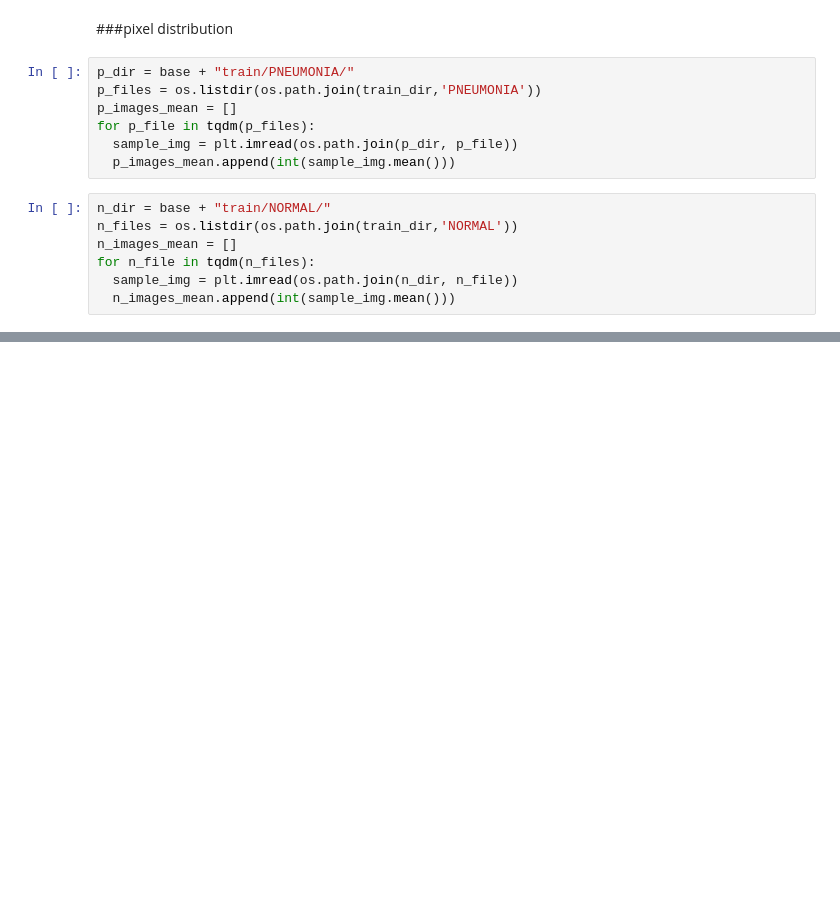
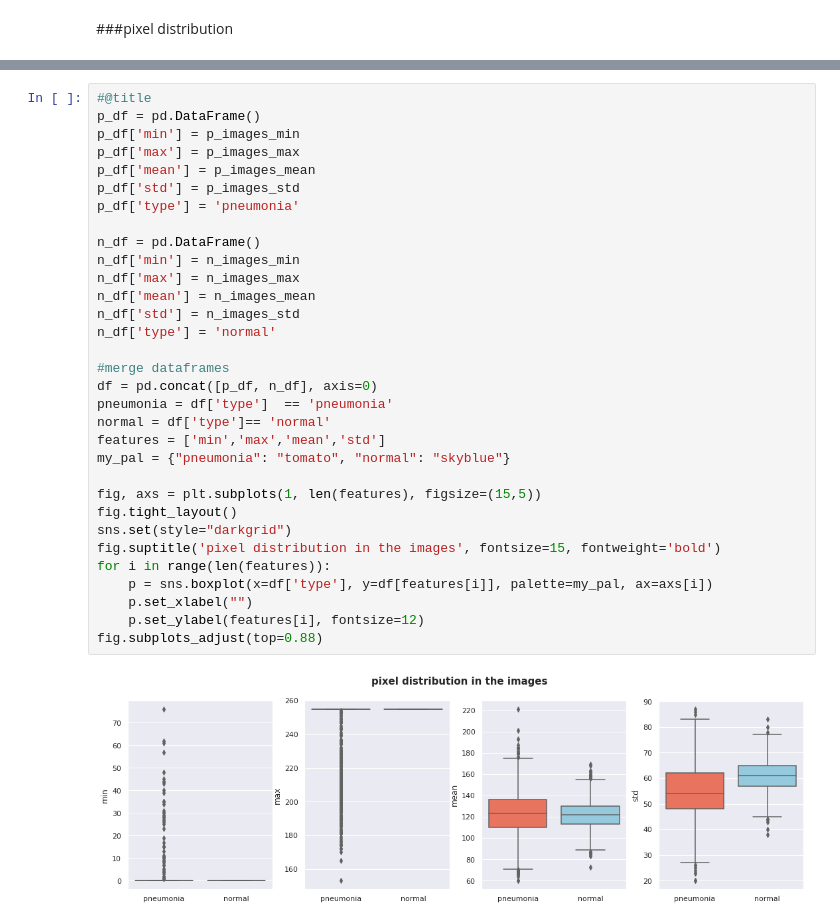
Before and after one commit to katehee/pneumonia-detection-in-X-ray-images, a Jupyter notebook: pneumonia.ipynb, the cells around one changed output, grey strips where cells are left out. Saved outputs shown, nothing was run; the diff lists cells and outputs as text; blank space fills up the shorter version.

```diff
--- a/pneumonia.ipynb
+++ b/pneumonia.ipynb
@@ -142,16 +172,2 @@ show_images(train_dir, label="NORMAL", size=4)
 # %% [markdown]
 ###pixel distribution
-# %%
-p_dir = base + "train/PNEUMONIA/"
-p_files = os.listdir(os.path.join(train_dir,'PNEUMONIA'))
-p_images_mean = []
-for p_file in tqdm(p_files):
-  sample_img = plt.imread(os.path.join(p_dir, p_file))
-  p_images_mean.append(int(sample_img.mean()))
-# %%
-n_dir = base + "train/NORMAL/"
-n_files = os.listdir(os.path.join(train_dir,'NORMAL'))
-n_images_mean = []
-for n_file in tqdm(n_files):
-  sample_img = plt.imread(os.path.join(n_dir, n_file))
-  n_images_mean.append(int(sample_img.mean()))
@@ -168,0 +198,34 @@ n_df.plot.hist(bins=70, alpha=0.5, range=[0,255])
+# %%
+#@title
+p_df = pd.DataFrame()
+p_df['min'] = p_images_min
+p_df['max'] = p_images_max
+p_df['mean'] = p_images_mean
+p_df['std'] = p_images_std
+p_df['type'] = 'pneumonia'
+
+n_df = pd.DataFrame()
+n_df['min'] = n_images_min
+n_df['max'] = n_images_max
+n_df['mean'] = n_images_mean
+n_df['std'] = n_images_std
+n_df['type'] = 'normal'
+
+#merge dataframes
+df = pd.concat([p_df, n_df], axis=0)
+pneumonia = df['type']  == 'pneumonia'
+normal = df['type']== 'normal'
+features = ['min','max','mean','std']
+my_pal = {"pneumonia": "tomato", "normal": "skyblue"}
+
+fig, axs = plt.subplots(1, len(features), figsize=(15,5))
+fig.tight_layout()
+sns.set(style="darkgrid")
+fig.suptitle('pixel distribution in the images', fontsize=15, fontweight='bold')
+for i in range(len(features)):
+    p = sns.boxplot(x=df['type'], y=df[features[i]], palette=my_pal, ax=axs[i])
+    p.set_xlabel("")
+    p.set_ylabel(features[i], fontsize=12)
+fig.subplots_adjust(top=0.88)
+# %% [output]
+[figure, added]
```
Also changed, not shown: parts of 14 cells of this notebook.
